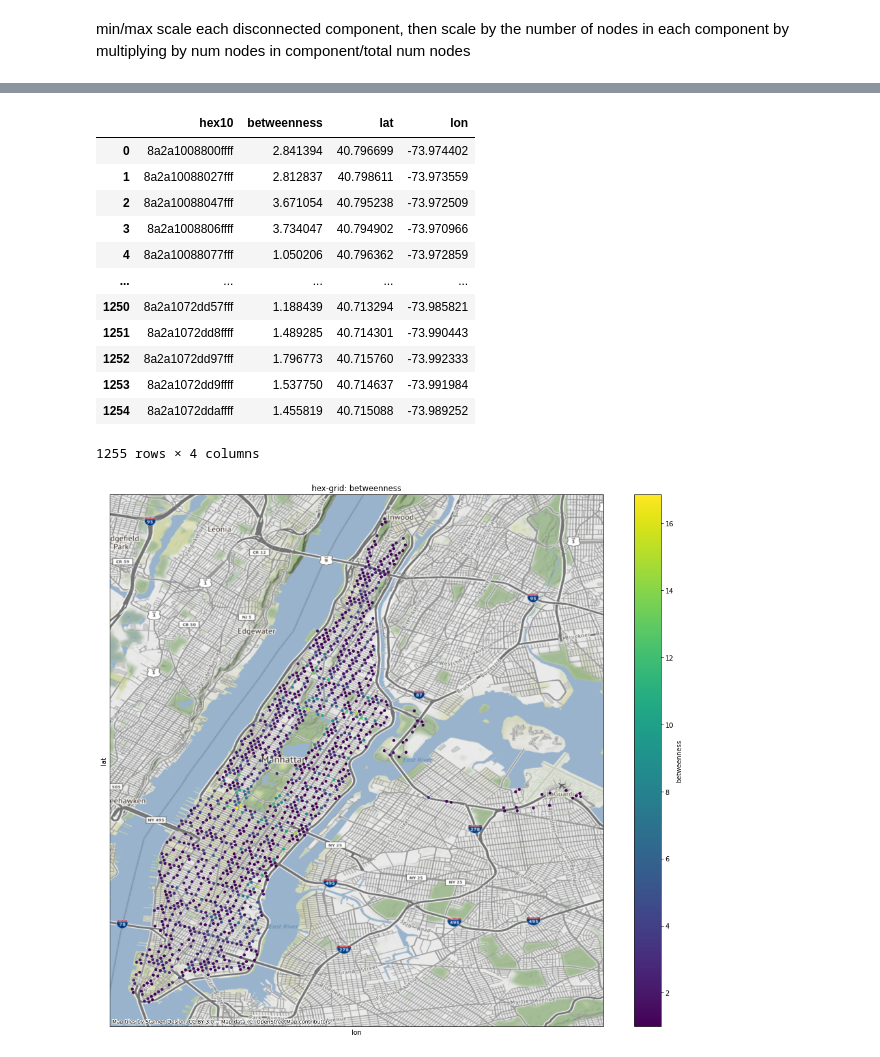
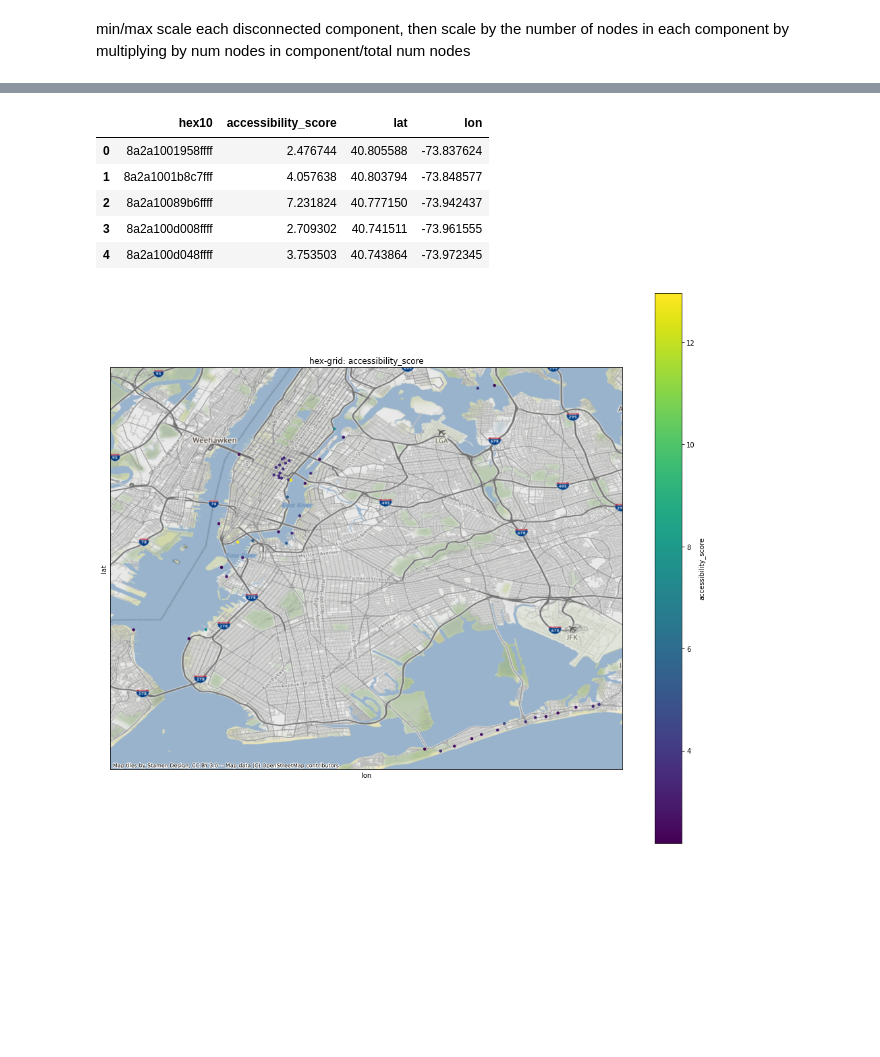
Before and after one commit to pmehler/us_transit_analysis, a Jupyter notebook: gtfs_to_networkx.ipynb, the cells around one changed output, grey strips where cells are left out. Drawn from its saved outputs; the diff is of its cells as text; code cells hidden in the pictures; blank space fills up the shorter version.

```diff
--- a/gtfs_to_networkx.ipynb
+++ b/gtfs_to_networkx.ipynb
@@ -215,0 +275,5 @@ betweenness_geo.columns = ['betweenness','lon','lat']
+# %%
+# we need to get route type for each stop to do the k-ring calc
+temp_r = pd.DataFrame.from_dict(ROUTES, orient='index')[['route_type','route_id']]
+temp_r = pd.DataFrame.from_dict(TRIPS, orient='index')[['route_id','trip_id']].merge(temp_r, on='route_id')
+stop_times = stop_times.merge(temp_r, on='trip_id')
@@ -216,2 +289,2 @@ betweenness_geo.columns = ['betweenness','lon','lat']
 # %%
-betweenness_geo
+betweenness_geo = betweenness_geo.join(stop_times[['stop_id','route_type']].set_index('stop_id'))
@@ -231,0 +308,11 @@ betweenness_geo
+# %%
+APERTURE_SIZE = 9
+hex_col = 'hex'+str(APERTURE_SIZE)
+metric_col = 'accessibility_score'
+
+# find hexs containing the points
+betweenness_geo[hex_col] = betweenness_geo.apply(lambda x: h3.geo_to_h3(x.lat,x.lon,APERTURE_SIZE),1)
+
+# sum accessibility grouped by route type and hex
+hex_df = pd.DataFrame(
+    betweenness_geo.groupby([hex_col,'route_type'])[metric_col].agg('sum')).reset_index()
@@ -232,40 +380,45 @@ betweenness_geo
 # %%
+# OLD
+
+
 APERTURE_SIZE = 10
 hex_col = 'hex'+str(APERTURE_SIZE)
+metric_col = 'accessibility_score'
 
 # find hexs containing the points
 betweenness_geo[hex_col] = betweenness_geo.apply(lambda x: h3.geo_to_h3(x.lat,x.lon,APERTURE_SIZE),1)
-hex_df = pd.DataFrame(betweenness_geo.groupby([hex_col])['betweenness'].agg('sum')).reset_index()
+
+# we take the average accessibility score when aggregating the stops in each hex bin
+# if you already live near a super central stop, then it doesnt matter how many
+# if we sum, we are saying that there is only gain to live next to multiple stops
+# assuming that most public transportation is designed to bring people to different places
+# living next to two stops probably gives you asccess to two different places
+# a better analysis might only sum when two stops are no on the same route.
+hex_df = pd.DataFrame(
+    betweenness_geo.groupby([hex_col])[metric_col].agg('mean')).reset_index()
 
 #find center of hex for visualization
 hex_df['lat'] = hex_df[hex_col].apply(lambda x: h3.h3_to_geo(x)[0])
 hex_df['lon'] = hex_df[hex_col].apply(lambda x: h3.h3_to_geo(x)[1])
 # %%
-hex_df
+hex_df.head()
 # %% [output]
-|  | hex10 | betweenness | lat | lon |
-| 0 | 8a2a1008800ffff | 2.841394 | 40.796699 | -73.974402 |
-| 1 | 8a2a10088027fff | 2.812837 | 40.798611 | -73.973559 |
-| 2 | 8a2a10088047fff | 3.671054 | 40.795238 | -73.972509 |
-| 3 | 8a2a1008806ffff | 3.734047 | 40.794902 | -73.970966 |
-| 4 | 8a2a10088077fff | 1.050206 | 40.796362 | -73.972859 |
-| ... | ... | ... | ... | ... |
-| 1250 | 8a2a1072dd57fff | 1.188439 | 40.713294 | -73.985821 |
-| 1251 | 8a2a1072dd8ffff | 1.489285 | 40.714301 | -73.990443 |
-| 1252 | 8a2a1072dd97fff | 1.796773 | 40.715760 | -73.992333 |
-| 1253 | 8a2a1072dd9ffff | 1.537750 | 40.714637 | -73.991984 |
-| 1254 | 8a2a1072ddaffff | 1.455819 | 40.715088 | -73.989252 |
+|  | hex10 | accessibility_score | lat | lon |
+| 0 | 8a2a1001958ffff | 2.476744 | 40.805588 | -73.837624 |
+| 1 | 8a2a1001b8c7fff | 4.057638 | 40.803794 | -73.848577 |
+| 2 | 8a2a10089b6ffff | 7.231824 | 40.777150 | -73.942437 |
+| 3 | 8a2a100d008ffff | 2.709302 | 40.741511 | -73.961555 |
+| 4 | 8a2a100d048ffff | 3.753503 | 40.743864 | -73.972345 |
-1255 rows × 4 columns
 # %%
 fig, ax = plt.subplots(1, figsize=(12, 12))
 
 # pltot the hexs
-hex_df.plot.scatter(ax=ax, x='lon', y='lat', c='betweenness',
+hex_df.plot.scatter(ax=ax, x='lon', y='lat', c=metric_col,
                     edgecolors='none', colormap='viridis', marker='o', figsize=(17,15));
 plt.xticks([], []); plt.yticks([], [])
 
-plt.title('hex-grid: betweenness');
+plt.title('hex-grid: '+metric_col);
 
 cx.add_basemap(ax=ax, crs="EPSG:4326")
 # %% [output]
-[figure, old version]
+[figure, new version]
```
Also changed, not shown: parts of 47 cells of this notebook.
